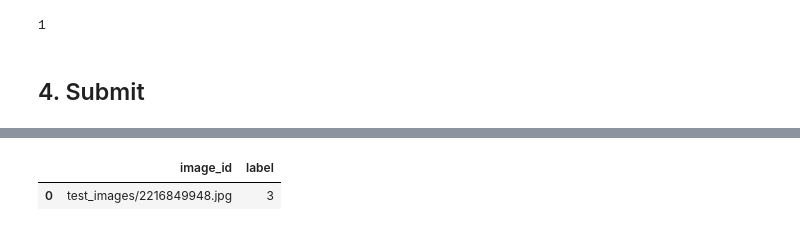
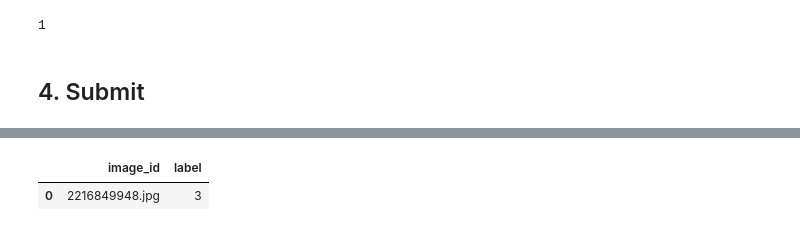
Before and after one commit to anyaconda/my-fastai-project, a Jupyter notebook: myKaggleSubmissions/Cassava/my-kaggle-cassava-1-model_simulateTestDs.ipynb, the cells around one changed output, grey strips where cells are left out. Cells and saved outputs as stored; diff of their text form; code cells hidden in the pictures.

```diff
--- a/myKaggleSubmissions/Cassava/my-kaggle-cassava-1-model_simulateTestDs.ipynb
+++ b/myKaggleSubmissions/Cassava/my-kaggle-cassava-1-model_simulateTestDs.ipynb
@@ -289,16 +282,23 @@ len(test_dl)
 # %%
 sample_submission = pd.read_csv(path/'sample_submission.csv')
 submission = sample_submission.copy()
 
 preds,_ = learn.get_preds(dl=test_dl)
 #preds
 
-submission['image_id'] = submission['image_id'].apply(lambda x: f'test_images/{x}')
+#$ac temp loop, redo
+i=0
+for temp in test_img_id:
+    submission.loc[i, 'image_id'] = str(temp).split("/")[-1]
+    i+=1
+
+#$ac temp
+#$ac temp submission['image_id'] = submission['image_id'].apply(lambda x: f'test_images/{x}')
 submission['label'] = preds.argmax(dim=-1).numpy()
 submission.head()
 # %% [output]
 [interactive output not drawn]
 |  | image_id | label |
-| 0 | test_images/2216849948.jpg | 3 |
+| 0 | 2216849948.jpg | 3 |
 # %%
 submission.to_csv('submission.csv', index=False)
```
Also changed, not shown: parts of 14 cells of this notebook, 2 other files.
